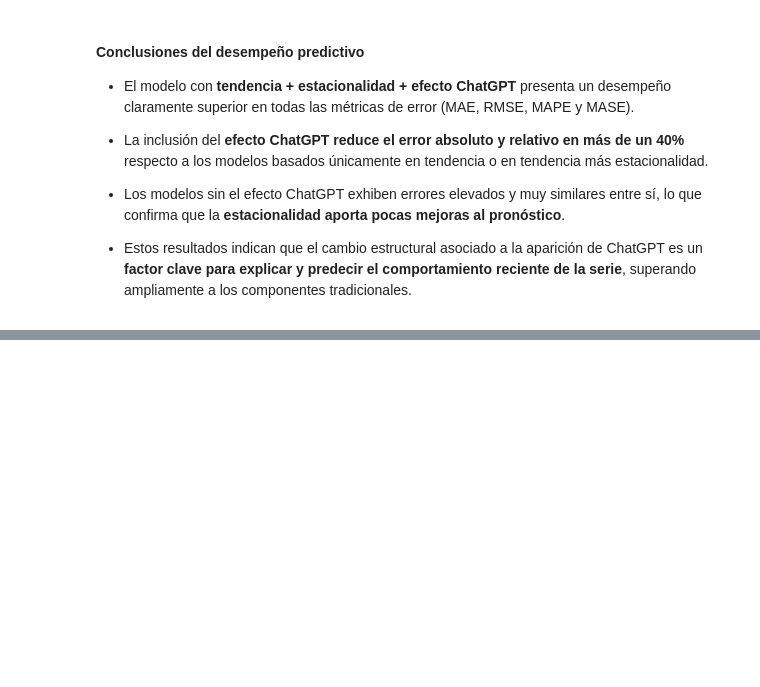
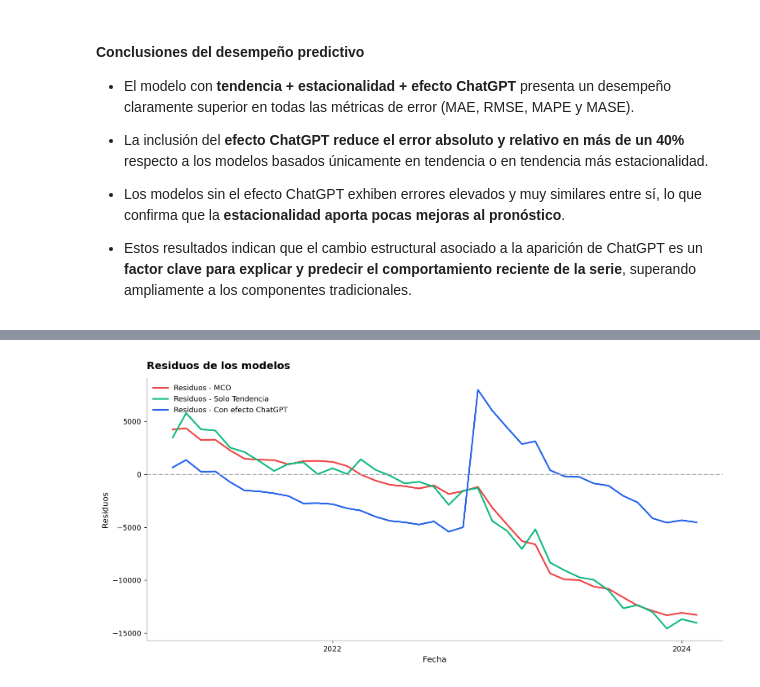
Before and after one commit to AlexSG29/Modelos_Econometricos, a Jupyter notebook: segunda clase/taller.ipynb, the cells around one changed output, grey strips where cells are left out. Cells and saved outputs as stored; diff of their text form; code cells hidden in the pictures; blank space fills up the shorter version.

```diff
--- a/segunda clase/taller.ipynb
+++ b/segunda clase/taller.ipynb
@@ -340,0 +406,40 @@ resultados_pronostico
+# %%
+# por ultimo vamos a ver los residuos de todos los modelos para ver si cumplen con los supuestos de los errores
+residuos_mco = y_test - y_pred_mco
+residuos_tendencia = y_test - y_pred_tendencia
+residuos_chatgpt = y_test - y_pred_chatgpt
+
+# grafico de los residuos de todos los modelos
+fig, ax = plt.subplots(figsize=(12, 6), dpi=130)
+ax.plot(fechas_test, residuos_mco, label="Residuos - MCO", color="#ef4444", linewidth=2.2)
+ax.plot(fechas_test, residuos_tendencia, label="Residuos - Solo Tendencia", color="#10b981", linewidth=2.2)
+ax.plot(fechas_test, residuos_chatgpt, label="Residuos - Con efecto ChatGPT", color="#2563eb", linewidth=2.2)
+ax.axhline(0, color="#9ca3af", linestyle="--", linewidth=1.5)
+
+# formato profesional
+ax.set_title("Residuos de los modelos", loc="left", fontsize=14, fontweight="bold", pad=12)
+ax.set_xlabel("Fecha", fontsize=11)
+ax.set_ylabel("Residuos", fontsize=11)
+
+# eje X más limpio
+ax.xaxis.set_major_locator(mdates.YearLocator(2))
+ax.xaxis.set_major_formatter(mdates.DateFormatter("%Y"))
+ax.tick_params(axis="x", labelrotation=0)
+ax.tick_params(axis="both", labelsize=10)
+
+# quitar cuadricula y bordes innecesarios
+ax.grid(False)
+ax.spines["top"].set_visible(False)
+ax.spines["right"].set_visible(False)
+
+# bordes visibles con tono suave
+ax.spines["left"].set_color("#9ca3af")
+ax.spines["bottom"].set_color("#9ca3af")
+
+# leyenda limpia
+ax.legend(frameon=False, ncol=1, fontsize=10, loc="upper left")
+
+plt.tight_layout()
+plt.show()
+# %% [output]
+[figure, added]
```
Also changed, not shown: parts of 2 cells of this notebook.
